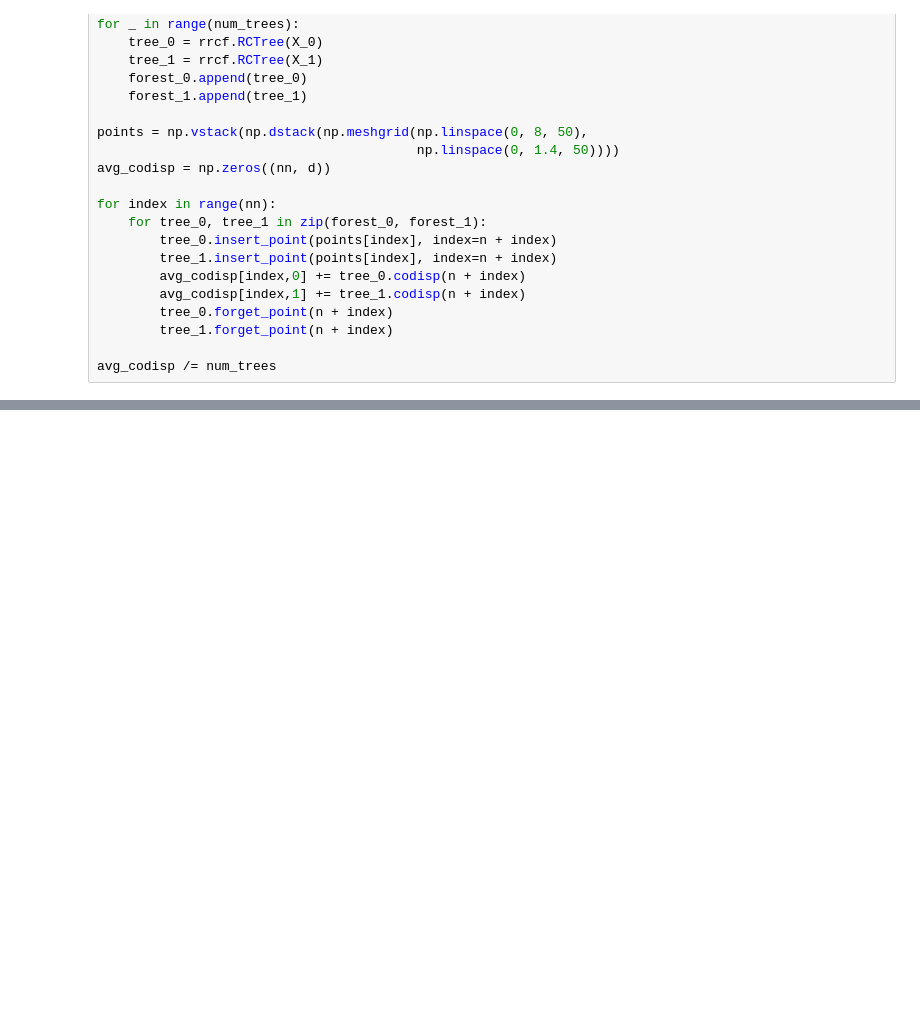
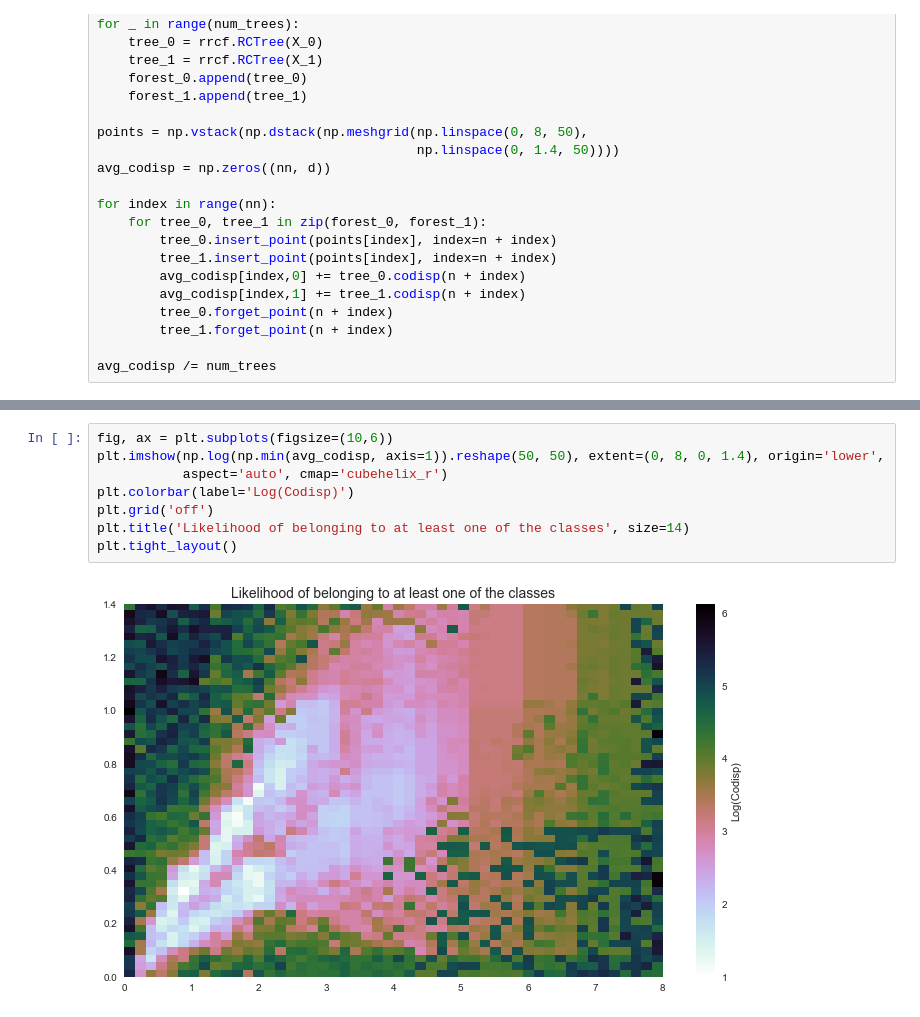
Before and after one commit to kLabUM/rrcf, a Jupyter notebook: notebooks/classification_test.ipynb, the cells around one changed output, grey strips where cells are left out. Drawn from its saved outputs; the diff is of its cells as text; blank space fills up the shorter version.

```diff
--- a/notebooks/classification_test.ipynb
+++ b/notebooks/classification_test.ipynb
@@ -179,0 +182,10 @@ plt.tight_layout()
+# %%
+fig, ax = plt.subplots(figsize=(10,6))
+plt.imshow(np.log(np.min(avg_codisp, axis=1)).reshape(50, 50), extent=(0, 8, 0, 1.4), origin='lower',
+           aspect='auto', cmap='cubehelix_r')
+plt.colorbar(label='Log(Codisp)')
+plt.grid('off')
+plt.title('Likelihood of belonging to at least one of the classes', size=14)
+plt.tight_layout()
+# %% [output]
+[figure, added]
```
Also changed, not shown: parts of 1 cell of this notebook.
